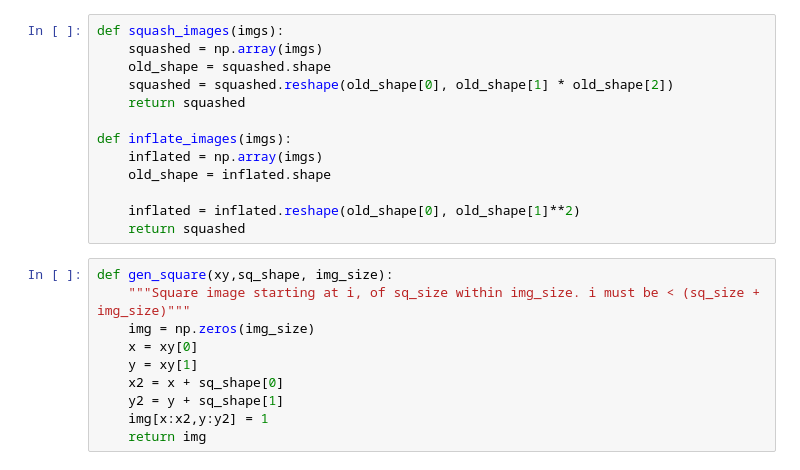
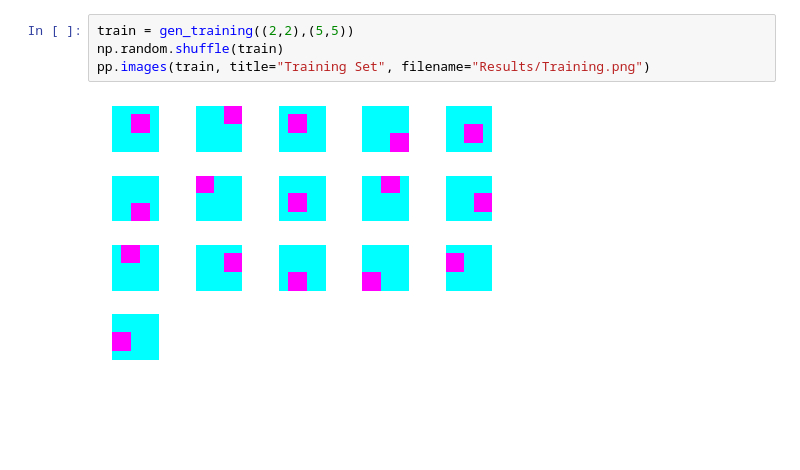
Before and after one commit to garibaldu/multicauseRBM, a Jupyter notebook: Max/RBM v ORBM 2Dim.ipynb, the cells around one changed output. Drawn from its saved outputs; the diff is of its cells as text; blank space fills up the shorter version.

```diff
--- a/Max/RBM v ORBM 2Dim.ipynb
+++ b/Max/RBM v ORBM 2Dim.ipynb
@@ -26,23 +107,6 @@ from IPython.core.debugger import Tracer; debug_here = Tracer()
-# %%
-def squash_images(imgs):
-    squashed = np.array(imgs)
-    old_shape = squashed.shape
-    squashed = squashed.reshape(old_shape[0], old_shape[1] * old_shape[2])
-    return squashed
-
-def inflate_images(imgs):
-    inflated = np.array(imgs)
-    old_shape = inflated.shape
-
-    inflated = inflated.reshape(old_shape[0], old_shape[1]**2)
-    return squashed
-# %%
-def gen_square(xy,sq_shape, img_size):
-    """Square image starting at i, of sq_size within img_size. i must be < (sq_size + img_size)"""
-    img = np.zeros(img_size)
-    x = xy[0]
-    y = xy[1]
-    x2 = x + sq_shape[0]
-    y2 = y + sq_shape[1]
-    img[x:x2,y:y2] = 1
-    return img
+# %%
+train = gen_training((2,2),(5,5))
+np.random.shuffle(train)
+pp.images(train, title="Training Set", filename="Results/Training.png")
+# %% [output]
+[figure, added]
```
Also changed, not shown: parts of 15 cells of this notebook, 10 other files.
